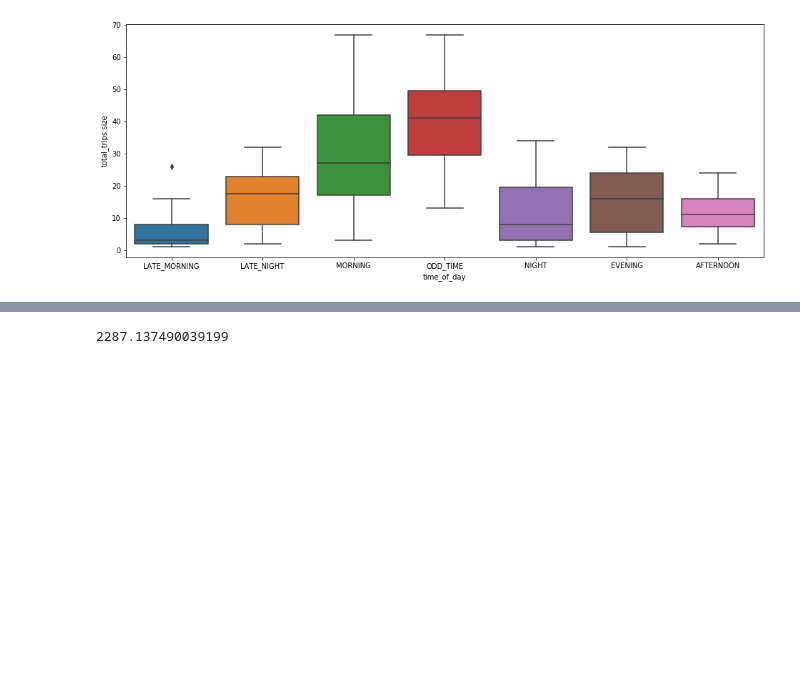
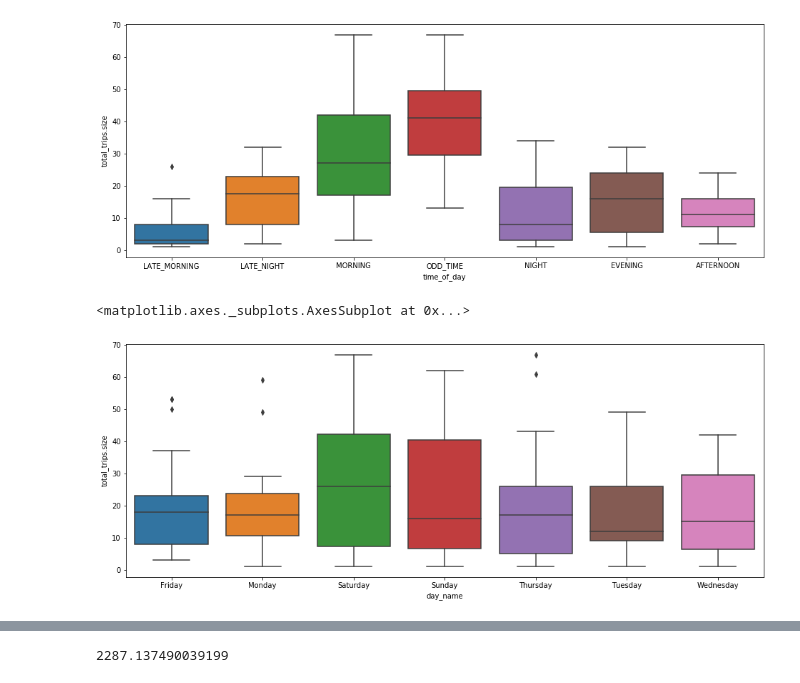
Before and after one commit to mancunian1792/lyft_data_challenge, a Jupyter notebook: data_exploration.ipynb, the cells around one changed output, grey strips where cells are left out. Cells and saved outputs as stored; diff of their text form; code cells hidden in the pictures; blank space fills up the shorter version.

```diff
--- a/data_exploration.ipynb
+++ b/data_exploration.ipynb
@@ -486,7 +437,10 @@ sns.boxplot(data=time_merged_top5, x="time_of_day", y="total_trips.size")
 [figure]
 # %%
 plt.figure(figsize=(16, 6))
-sns.boxplot(data=time_merged_top5, x="day_of_wee", y="total_trips.size")
+sns.boxplot(data=time_merged_top5, x="day_name", y="total_trips.size")
+# %% [output]
+<matplotlib.axes._subplots.AxesSubplot at 0x...>
+[figure, added]
 # %%
 time_grouped_merged.columns
 # %% [output]
```
Also changed, not shown: parts of 31 cells of this notebook.
